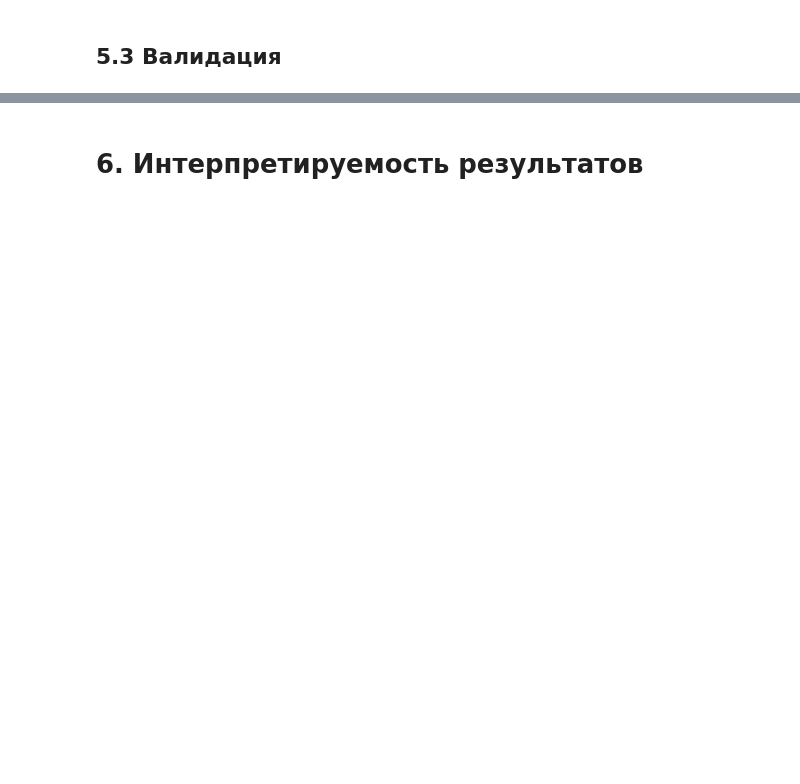
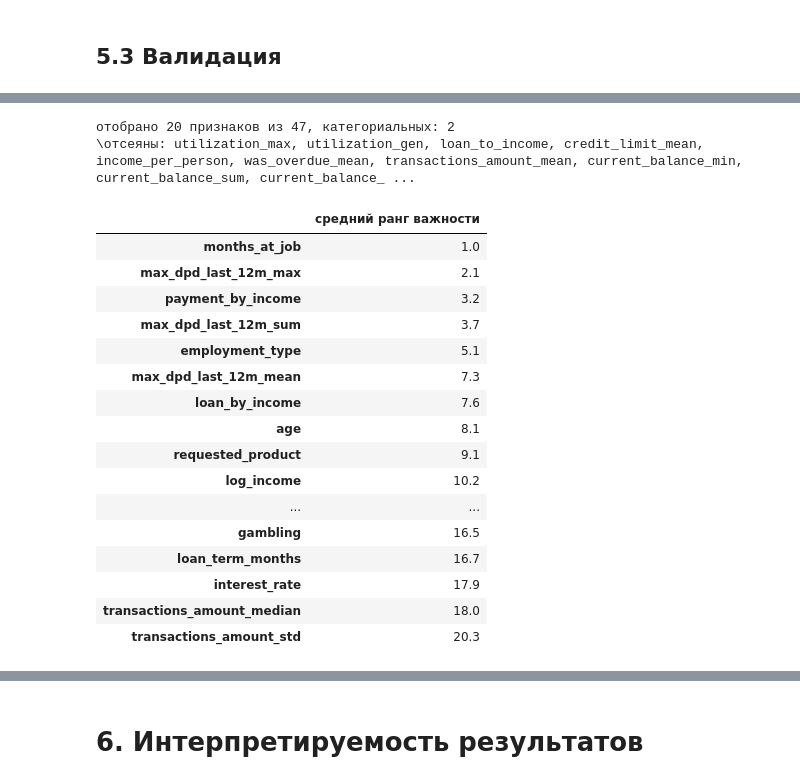
Before and after one commit to Polemarh/credit_scoring_ml, a Jupyter notebook: competition.ipynb, the cells around one changed output, grey strips where cells are left out. Drawn from its saved outputs; the diff is of its cells as text; code cells hidden in the pictures; blank space fills up the shorter version.

```diff
--- a/competition.ipynb
+++ b/competition.ipynb
@@ -1493 +1535,54 @@ catboost = CatBoostClassifier(n_estimators=400, depth=4, l2_leaf_reg=1, learning
+# %%
+N_TOP_FEATURES = 20
+
+
+def select_top_features(df, features, n_top=N_TOP_FEATURES, n_splits=10, random_state=5):
+    """
+    Дополнительный отбор признаков по важности catboost.
+    Возвращает список из n_top признаков и полную таблицу средних рангов
+    """
+    cat_features = [c for c in categorical_features if c in features]
+
+    X = df[features].copy()
+    X[cat_features] = X[cat_features].astype('object').fillna('Missing').astype(str)
+    y = df['target']
+
+    ranks = []
+    splitter = StratifiedKFold(n_splits=n_splits, shuffle=True, random_state=random_state)
+    for train_idx, _ in splitter.split(X, y):
+        model = CatBoostClassifier(cat_features=cat_features, **params_catboost)
+        model.fit(X.iloc[train_idx], y.iloc[train_idx])
+        ranks.append(pd.Series(model.get_feature_importance(), index=features).rank(ascending=False))
+
+    mean_rank = pd.concat(ranks, axis=1).mean(axis=1).sort_values()
+    return mean_rank.index[:n_top].tolist(), mean_rank
+
+
+features_top, feature_rank = select_top_features(train, features_raw)
+categorical_top = [c for c in categorical_features if c in features_top]
+
+print(f"отобрано {len(features_top)} признаков из {len(features_raw)}, категориальных: {len(categorical_top)}")
+print(f"\отсеяны: {', '.join(feature_rank.index[N_TOP_FEATURES:])}")
+
+feature_rank.head(N_TOP_FEATURES).rename('средний ранг важности').to_frame()
+# %% [output]
+отобрано 20 признаков из 47, категориальных: 2
+\отсеяны: utilization_max, utilization_gen, loan_to_income, credit_limit_mean, income_per_person, was_overdue_mean, transactions_amount_mean, current_balance_min, current_balance_sum, current_balance_ ...
+|  | средний ранг важности |
+| months_at_job | 1.0 |
+| max_dpd_last_12m_max | 2.1 |
+| payment_by_income | 3.2 |
+| max_dpd_last_12m_sum | 3.7 |
+| employment_type | 5.1 |
+| max_dpd_last_12m_mean | 7.3 |
+| loan_by_income | 7.6 |
+| age | 8.1 |
+| requested_product | 9.1 |
+| log_income | 10.2 |
+| ... | ... |
+| gambling | 16.5 |
+| loan_term_months | 16.7 |
+| interest_rate | 17.9 |
+| transactions_amount_median | 18.0 |
+| transactions_amount_std | 20.3 |
 # %%
```
Also changed, not shown: parts of 19 cells of this notebook, 2 other files.
